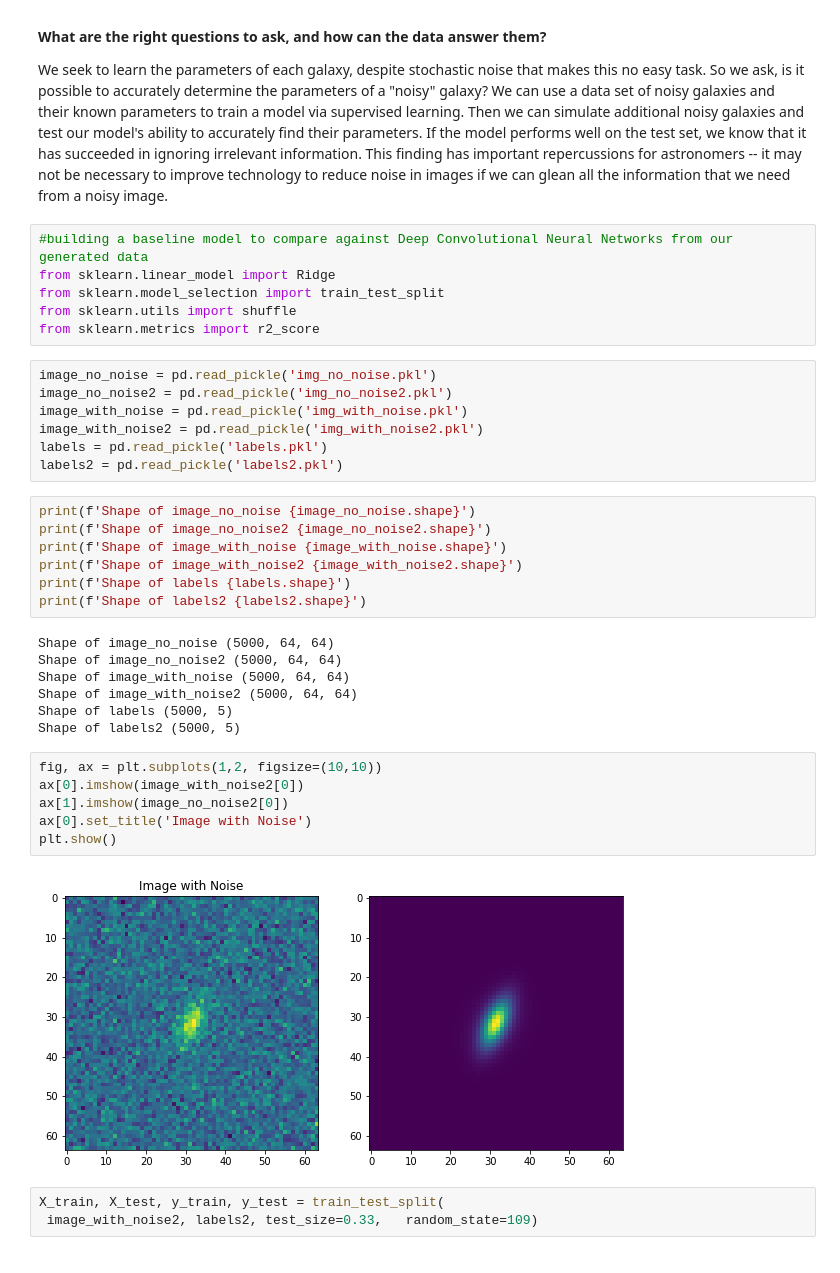
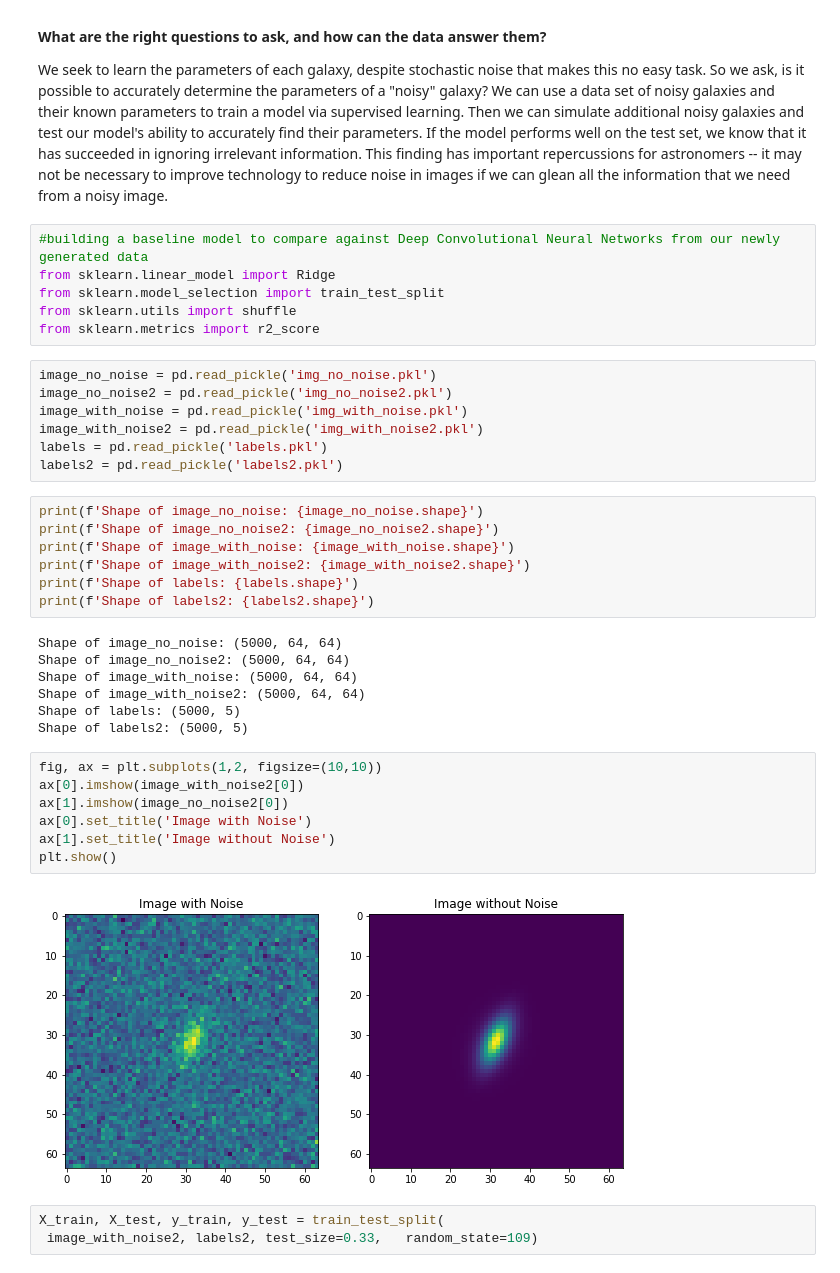
Before and after one commit to asanneh/CS109B_Final_Project_Group_35, a Jupyter notebook: CS109B_Final_Project_Group_35.ipynb, the cells around one changed output. Drawn from its saved outputs; the diff is of its cells as text.

```diff
--- a/CS109B_Final_Project_Group_35.ipynb
+++ b/CS109B_Final_Project_Group_35.ipynb
@@ -173,7 +173,7 @@ The parameters we seek to determine are flux, Sérsic index, Sérsic radius, g1,
 
 We seek to learn the parameters of each galaxy, despite stochastic noise that makes this no easy task. So we ask, is it possible to accurately determine the parameters of a "noisy" galaxy? We can use a data set of noisy galaxies and their known parameters to train a model via supervised learning. Then we can simulate additional noisy galaxies and test our model's ability to accurately find their parameters. If the model performs well on the test set, we know that it has succeeded in ignoring irrelevant information. This finding has important repercussions for astronomers -- it may not be necessary to improve technology to reduce noise in images if we can glean all the information that we need from a noisy image.
 # %%
-#building a baseline model to compare against Deep Convolutional Neural Networks from our generated data
+#building a baseline model to compare against Deep Convolutional Neural Networks from our newly generated data
 from sklearn.linear_model import Ridge
 from sklearn.model_selection import train_test_split
 from sklearn.utils import shuffle
@@ -186,27 +186,28 @@ image_with_noise2 = pd.read_pickle('img_with_noise2.pkl')
 labels = pd.read_pickle('labels.pkl')
 labels2 = pd.read_pickle('labels2.pkl')
 # %%
-print(f'Shape of image_no_noise {image_no_noise.shape}')
-print(f'Shape of image_no_noise2 {image_no_noise2.shape}')
-print(f'Shape of image_with_noise {image_with_noise.shape}')
-print(f'Shape of image_with_noise2 {image_with_noise2.shape}')
-print(f'Shape of labels {labels.shape}')
-print(f'Shape of labels2 {labels2.shape}')
+print(f'Shape of image_no_noise: {image_no_noise.shape}')
+print(f'Shape of image_no_noise2: {image_no_noise2.shape}')
+print(f'Shape of image_with_noise: {image_with_noise.shape}')
+print(f'Shape of image_with_noise2: {image_with_noise2.shape}')
+print(f'Shape of labels: {labels.shape}')
+print(f'Shape of labels2: {labels2.shape}')
 # %% [output]
-Shape of image_no_noise (5000, 64, 64)
-Shape of image_no_noise2 (5000, 64, 64)
-Shape of image_with_noise (5000, 64, 64)
-Shape of image_with_noise2 (5000, 64, 64)
-Shape of labels (5000, 5)
-Shape of labels2 (5000, 5)
+Shape of image_no_noise: (5000, 64, 64)
+Shape of image_no_noise2: (5000, 64, 64)
+Shape of image_with_noise: (5000, 64, 64)
+Shape of image_with_noise2: (5000, 64, 64)
+Shape of labels: (5000, 5)
+Shape of labels2: (5000, 5)
 # %%
 fig, ax = plt.subplots(1,2, figsize=(10,10))
 ax[0].imshow(image_with_noise2[0])
 ax[1].imshow(image_no_noise2[0])
 ax[0].set_title('Image with Noise')
+ax[1].set_title('Image without Noise')
 plt.show()
 # %% [output]
-[figure, old version]
+[figure, new version]
 # %%
 X_train, X_test, y_train, y_test = train_test_split(
  image_with_noise2, labels2, test_size=0.33,   random_state=109)
```
